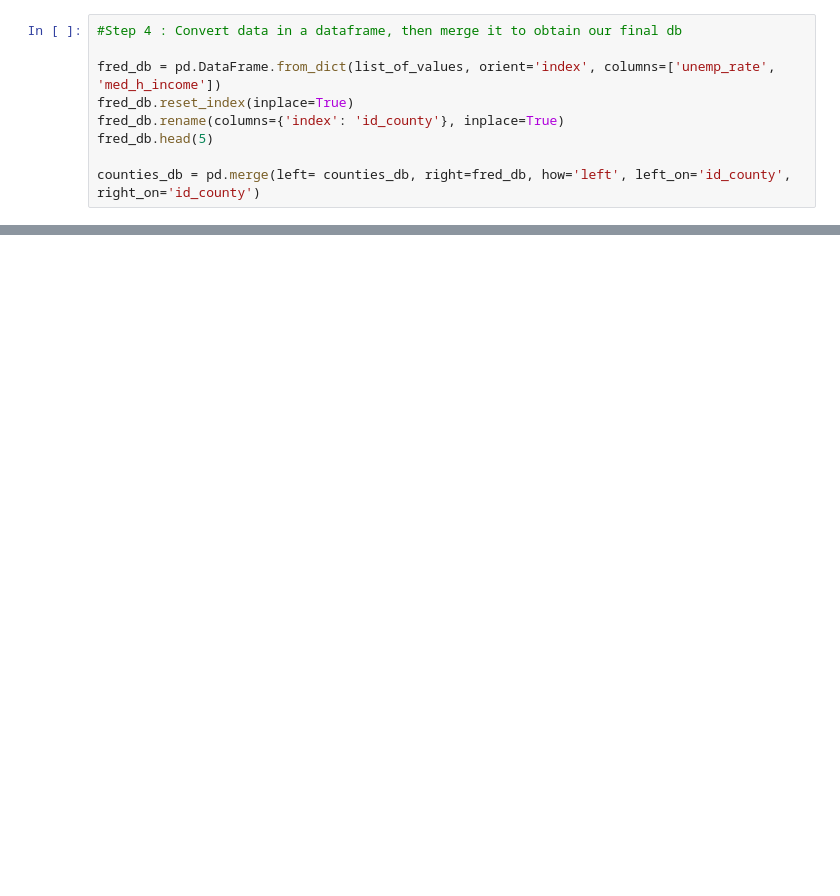
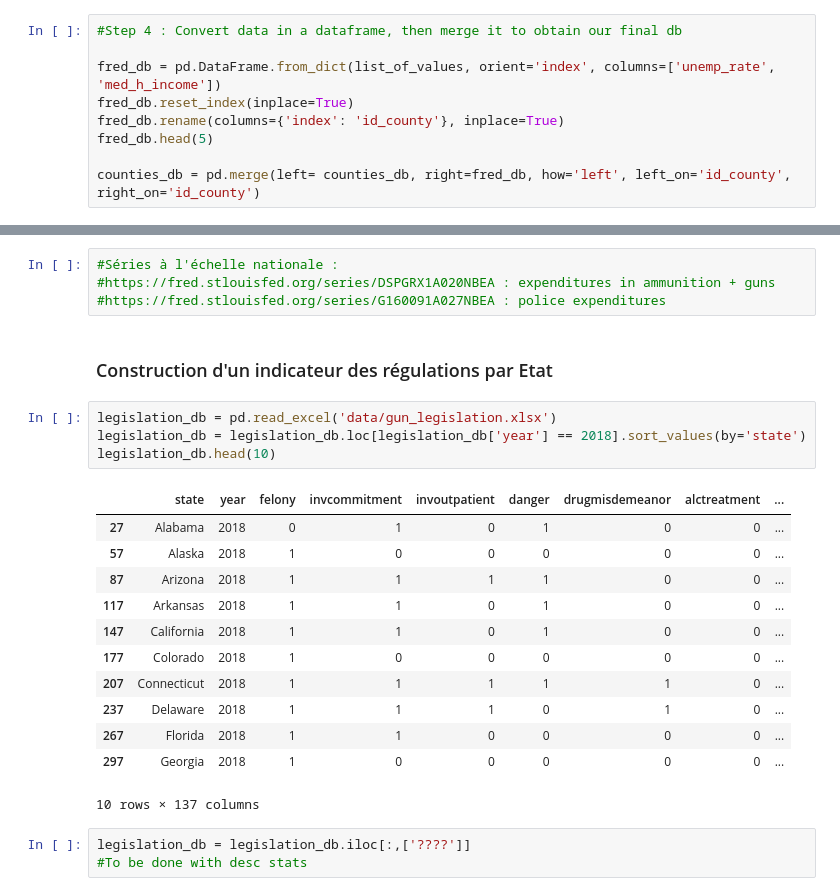
Before and after one commit to eleroux46/gun_violence, a Jupyter notebook: traitements_donnes.ipynb, the cells around one changed output, grey strips where cells are left out. Drawn from its saved outputs; the diff is of its cells as text; blank space fills up the shorter version.

```diff
--- a/traitements_donnes.ipynb
+++ b/traitements_donnes.ipynb
@@ -313,0 +304,26 @@ test_db.plot('med_h_income', legend=True, figsize=(20,12))
+# %%
+#Séries à l'échelle nationale :
+#https://fred.stlouisfed.org/series/DSPGRX1A020NBEA : expenditures in ammunition + guns
+#https://fred.stlouisfed.org/series/G160091A027NBEA : police expenditures
+# %% [markdown]
+### Construction d'un indicateur des régulations par Etat
+# %%
+legislation_db = pd.read_excel('data/gun_legislation.xlsx')
+legislation_db = legislation_db.loc[legislation_db['year'] == 2018].sort_values(by='state')
+legislation_db.head(10)
+# %% [output]
+|  | state | year | felony | invcommitment | invoutpatient | danger | drugmisdemeanor | alctreatment | ... |
+| 27 | Alabama | 2018 | 0 | 1 | 0 | 1 | 0 | 0 | ... |
+| 57 | Alaska | 2018 | 1 | 0 | 0 | 0 | 0 | 0 | ... |
+| 87 | Arizona | 2018 | 1 | 1 | 1 | 1 | 0 | 0 | ... |
+| 117 | Arkansas | 2018 | 1 | 1 | 0 | 1 | 0 | 0 | ... |
+| 147 | California | 2018 | 1 | 1 | 0 | 1 | 0 | 0 | ... |
+| 177 | Colorado | 2018 | 1 | 0 | 0 | 0 | 0 | 0 | ... |
+| 207 | Connecticut | 2018 | 1 | 1 | 1 | 1 | 1 | 0 | ... |
+| 237 | Delaware | 2018 | 1 | 1 | 1 | 0 | 1 | 0 | ... |
+| 267 | Florida | 2018 | 1 | 1 | 0 | 0 | 0 | 0 | ... |
+| 297 | Georgia | 2018 | 1 | 0 | 0 | 0 | 0 | 0 | ... |
+10 rows × 137 columns
+# %%
+legislation_db = legislation_db.iloc[:,['????']]
+#To be done with desc stats
```
Also changed, not shown: parts of 9 cells of this notebook.
